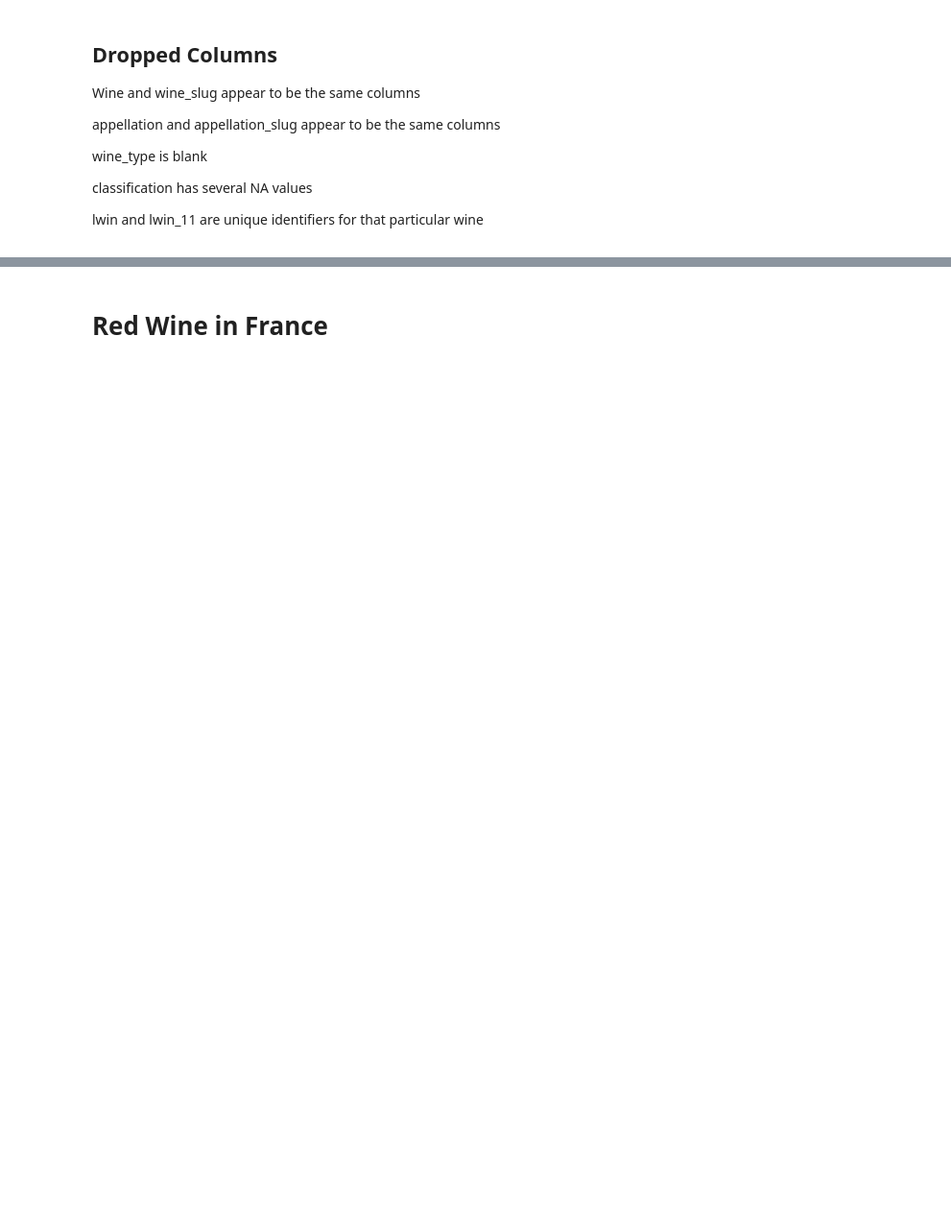
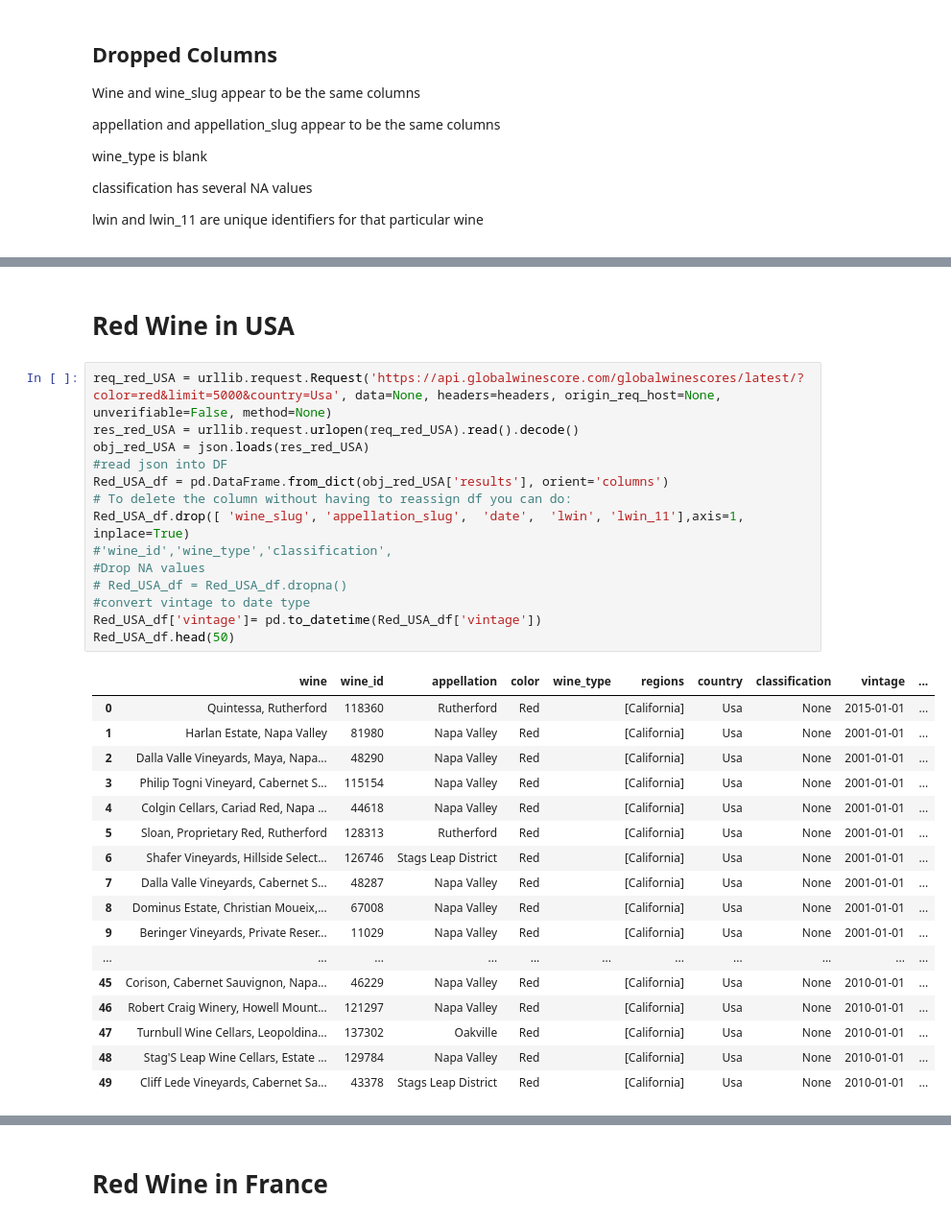
Before and after one commit to ndxn/Partners-in-Wine, a Jupyter notebook: Wine.ipynb, the cells around one changed output, grey strips where cells are left out. Shown at 96% size. Cells and saved outputs as stored; diff of their text form; blank space fills up the shorter version.

```diff
--- a/Wine.ipynb
+++ b/Wine.ipynb
@@ -20,0 +30,34 @@ lwin and lwin_11 are unique identifiers for that particular wine <p>
+# %% [markdown]
+# Red Wine in USA
+# %%
+req_red_USA = urllib.request.Request('https://api.globalwinescore.com/globalwinescores/latest/?color=red&limit=5000&country=Usa', data=None, headers=headers, origin_req_host=None, unverifiable=False, method=None)
+res_red_USA = urllib.request.urlopen(req_red_USA).read().decode()
+obj_red_USA = json.loads(res_red_USA)
+#read json into DF
+Red_USA_df = pd.DataFrame.from_dict(obj_red_USA['results'], orient='columns')
+# To delete the column without having to reassign df you can do:
+Red_USA_df.drop([ 'wine_slug', 'appellation_slug',  'date',  'lwin', 'lwin_11'],axis=1, inplace=True)
+#'wine_id','wine_type','classification',
+#Drop NA values
+# Red_USA_df = Red_USA_df.dropna()
+#convert vintage to date type
+Red_USA_df['vintage']= pd.to_datetime(Red_USA_df['vintage'])
+Red_USA_df.head(50)
+# %% [output]
+|  | wine | wine_id | appellation | color | wine_type | regions | country | classification | vintage | ... |
+| 0 | Quintessa, Rutherford | 118360 | Rutherford | Red |  | [California] | Usa | None | 2015-01-01 | ... |
+| 1 | Harlan Estate, Napa Valley | 81980 | Napa Valley | Red |  | [California] | Usa | None | 2001-01-01 | ... |
+| 2 | Dalla Valle Vineyards, Maya, Napa... | 48290 | Napa Valley | Red |  | [California] | Usa | None | 2001-01-01 | ... |
+| 3 | Philip Togni Vineyard, Cabernet S... | 115154 | Napa Valley | Red |  | [California] | Usa | None | 2001-01-01 | ... |
+| 4 | Colgin Cellars, Cariad Red, Napa ... | 44618 | Napa Valley | Red |  | [California] | Usa | None | 2001-01-01 | ... |
+| 5 | Sloan, Proprietary Red, Rutherford | 128313 | Rutherford | Red |  | [California] | Usa | None | 2001-01-01 | ... |
+| 6 | Shafer Vineyards, Hillside Select... | 126746 | Stags Leap District | Red |  | [California] | Usa | None | 2001-01-01 | ... |
+| 7 | Dalla Valle Vineyards, Cabernet S... | 48287 | Napa Valley | Red |  | [California] | Usa | None | 2001-01-01 | ... |
+| 8 | Dominus Estate, Christian Moueix,... | 67008 | Napa Valley | Red |  | [California] | Usa | None | 2001-01-01 | ... |
+| 9 | Beringer Vineyards, Private Reser... | 11029 | Napa Valley | Red |  | [California] | Usa | None | 2001-01-01 | ... |
+| ... | ... | ... | ... | ... | ... | ... | ... | ... | ... | ... |
+| 45 | Corison, Cabernet Sauvignon, Napa... | 46229 | Napa Valley | Red |  | [California] | Usa | None | 2010-01-01 | ... |
+| 46 | Robert Craig Winery, Howell Mount... | 121297 | Napa Valley | Red |  | [California] | Usa | None | 2010-01-01 | ... |
+| 47 | Turnbull Wine Cellars, Leopoldina... | 137302 | Oakville | Red |  | [California] | Usa | None | 2010-01-01 | ... |
+| 48 | Stag'S Leap Wine Cellars, Estate ... | 129784 | Napa Valley | Red |  | [California] | Usa | None | 2010-01-01 | ... |
+| 49 | Cliff Lede Vineyards, Cabernet Sa... | 43378 | Stags Leap District | Red |  | [California] | Usa | None | 2010-01-01 | ... |
```
Also changed, not shown: parts of 23 cells of this notebook.
